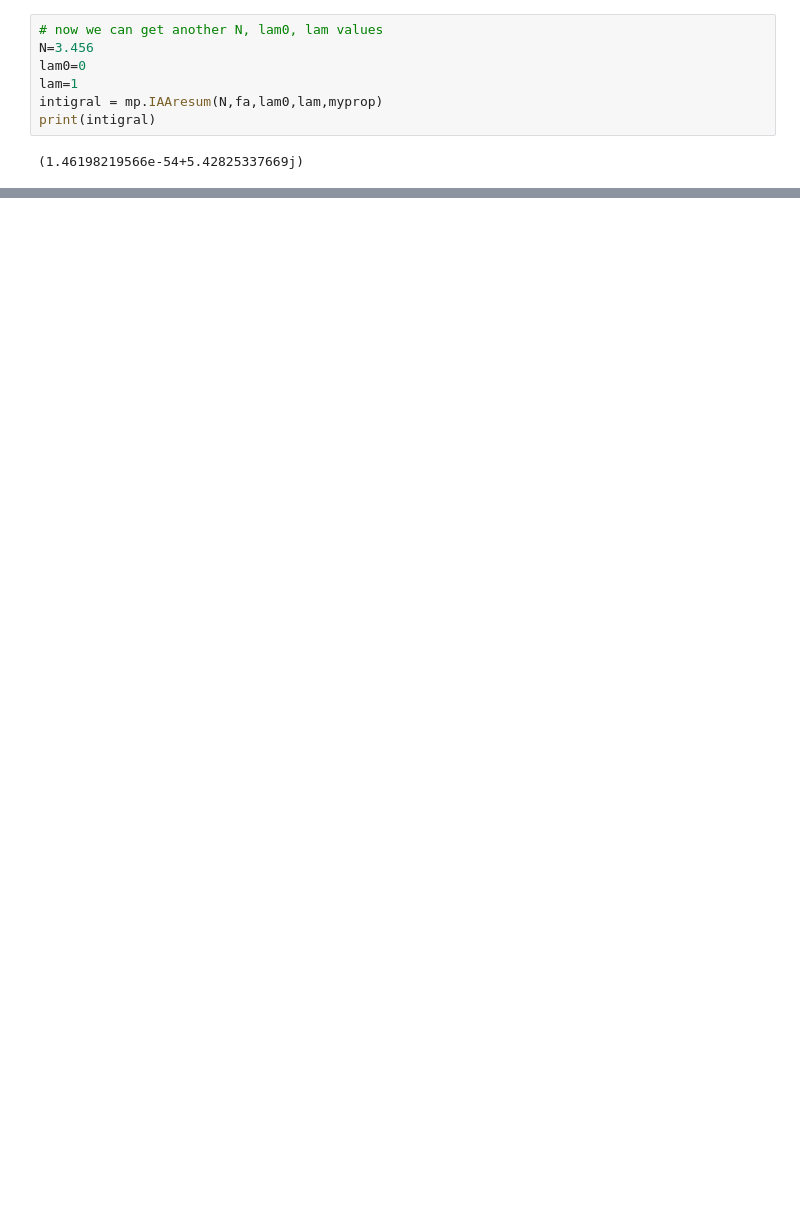
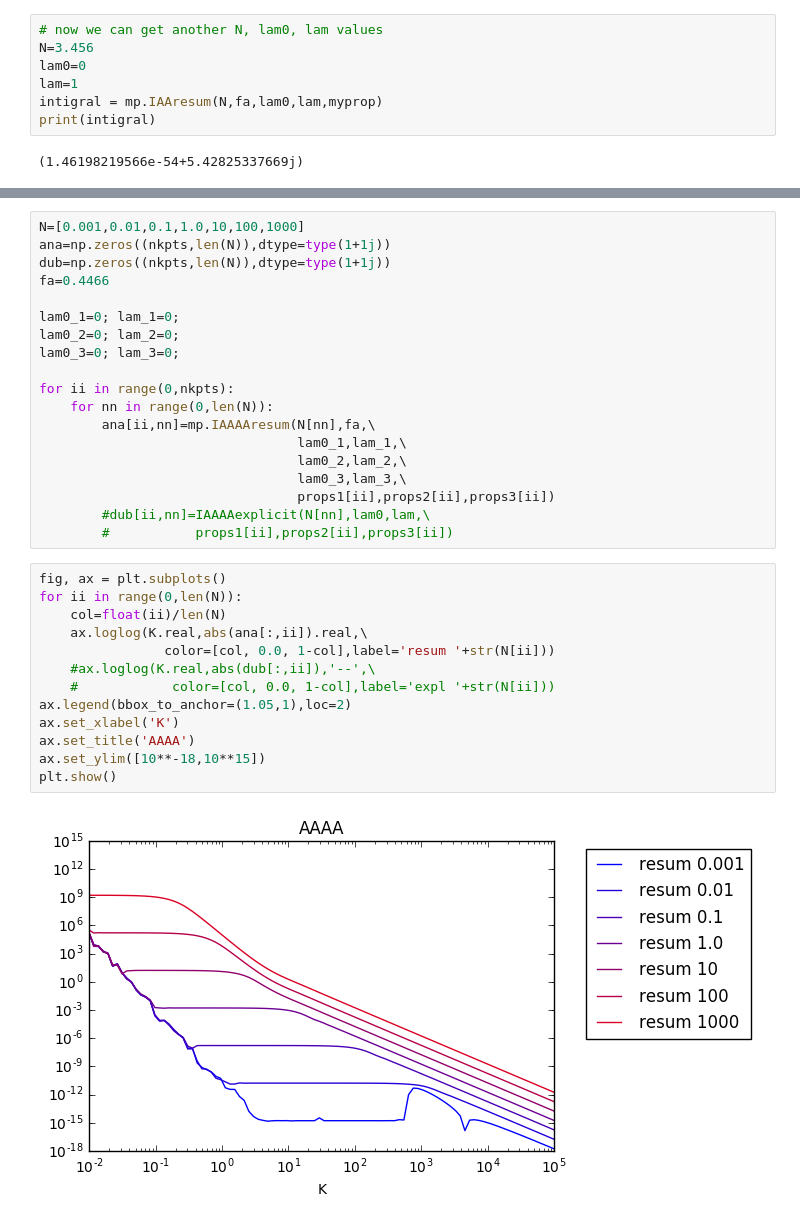
Before and after one commit to qmacAstanford/MultiPointCalculation, a Jupyter notebook: Example.ipynb, the cells around one changed output, grey strips where cells are left out. Saved outputs shown, nothing was run; the diff lists cells and outputs as text; blank space fills up the shorter version.

```diff
--- a/Example.ipynb
+++ b/Example.ipynb
@@ -38,0 +99,34 @@ print(intigral)
+# %%
+N=[0.001,0.01,0.1,1.0,10,100,1000]
+ana=np.zeros((nkpts,len(N)),dtype=type(1+1j))
+dub=np.zeros((nkpts,len(N)),dtype=type(1+1j))
+fa=0.4466
+
+lam0_1=0; lam_1=0;
+lam0_2=0; lam_2=0;
+lam0_3=0; lam_3=0;
+
+for ii in range(0,nkpts):
+    for nn in range(0,len(N)):
+        ana[ii,nn]=mp.IAAAAresum(N[nn],fa,\
+                                 lam0_1,lam_1,\
+                                 lam0_2,lam_2,\
+                                 lam0_3,lam_3,\
+                                 props1[ii],props2[ii],props3[ii])
+        #dub[ii,nn]=IAAAAexplicit(N[nn],lam0,lam,\
+        #           props1[ii],props2[ii],props3[ii])
+# %%
+fig, ax = plt.subplots()
+for ii in range(0,len(N)):
+    col=float(ii)/len(N)
+    ax.loglog(K.real,abs(ana[:,ii]).real,\
+                color=[col, 0.0, 1-col],label='resum '+str(N[ii]))
+    #ax.loglog(K.real,abs(dub[:,ii]),'--',\
+    #            color=[col, 0.0, 1-col],label='expl '+str(N[ii]))
+ax.legend(bbox_to_anchor=(1.05,1),loc=2)
+ax.set_xlabel('K')
+ax.set_title('AAAA')
+ax.set_ylim([10**-18,10**15])
+plt.show()
+# %% [output]
+[figure, added]
```
Also changed, not shown: parts of 11 cells of this notebook, 4 other files.
